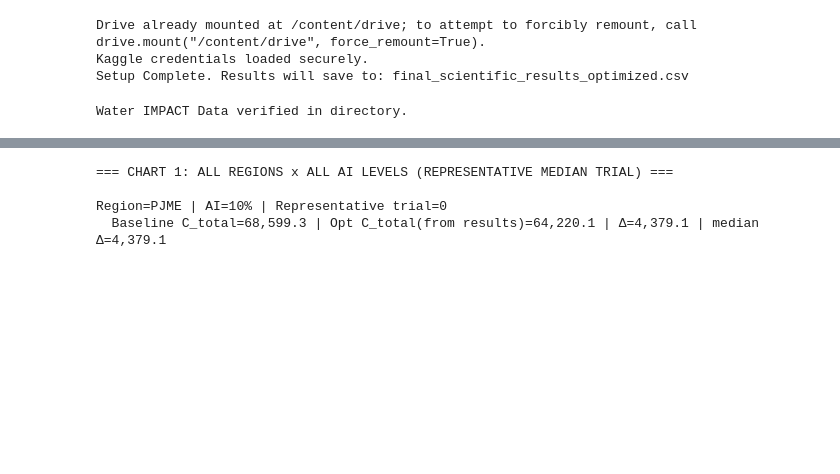
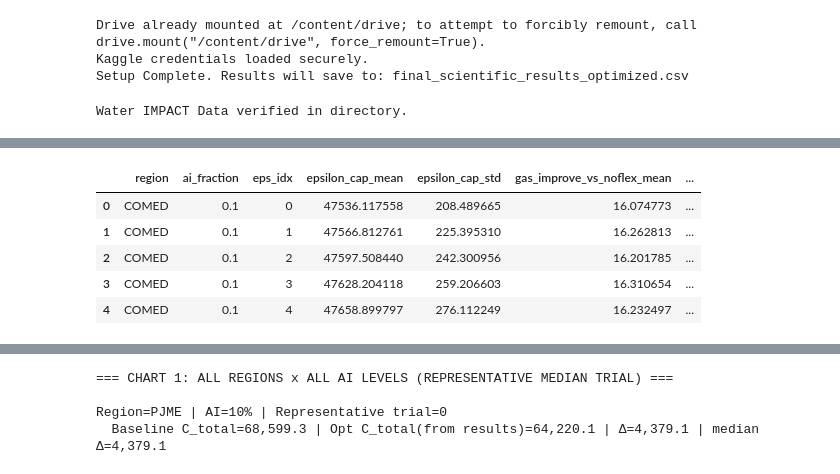
Before and after one commit to revak18/science_fair_2026, a Jupyter notebook: science_fair_2026_test.ipynb, the cells around one changed output, grey strips where cells are left out. Drawn from its saved outputs; the diff is of its cells as text; code cells hidden in the pictures; blank space fills up the shorter version.

```diff
--- a/science_fair_2026_test.ipynb
+++ b/science_fair_2026_test.ipynb
@@ -727,0 +1047,32 @@ Success! Scientific results saved to: final_scientific_results_optimized.csv
+# %%
+out = pd.DataFrame(results)
+
+summary = (out.groupby(["region","ai_fraction","eps_idx"])
+    .agg(
+        epsilon_cap_mean=("epsilon_water_cap","mean"),
+        epsilon_cap_std =("epsilon_water_cap","std"),
+
+        gas_improve_vs_noflex_mean=("gas_improve_pct_vs_noflex","mean"),
+        gas_improve_vs_noflex_std =("gas_improve_pct_vs_noflex","std"),
+
+        water_improve_vs_noflex_mean=("water_improve_pct_vs_noflex","mean"),
+        water_improve_vs_noflex_std =("water_improve_pct_vs_noflex","std"),
+
+        gas_improve_vs_random_mean=("gas_improve_pct_vs_random","mean"),
+        gas_improve_vs_random_std =("gas_improve_pct_vs_random","std"),
+
+        water_improve_vs_random_mean=("water_improve_pct_vs_random","mean"),
+        water_improve_vs_random_std =("water_improve_pct_vs_random","std"),
+    )
+    .reset_index()
+)
+
+
+summary.head()
+# %% [output]
+|  | region | ai_fraction | eps_idx | epsilon_cap_mean | epsilon_cap_std | gas_improve_vs_noflex_mean | ... |
+| 0 | COMED | 0.1 | 0 | 47536.117558 | 208.489665 | 16.074773 | ... |
+| 1 | COMED | 0.1 | 1 | 47566.812761 | 225.395310 | 16.262813 | ... |
+| 2 | COMED | 0.1 | 2 | 47597.508440 | 242.300956 | 16.201785 | ... |
+| 3 | COMED | 0.1 | 3 | 47628.204118 | 259.206603 | 16.310654 | ... |
+| 4 | COMED | 0.1 | 4 | 47658.899797 | 276.112249 | 16.232497 | ... |
```
Also changed, not shown: parts of 17 cells of this notebook.
